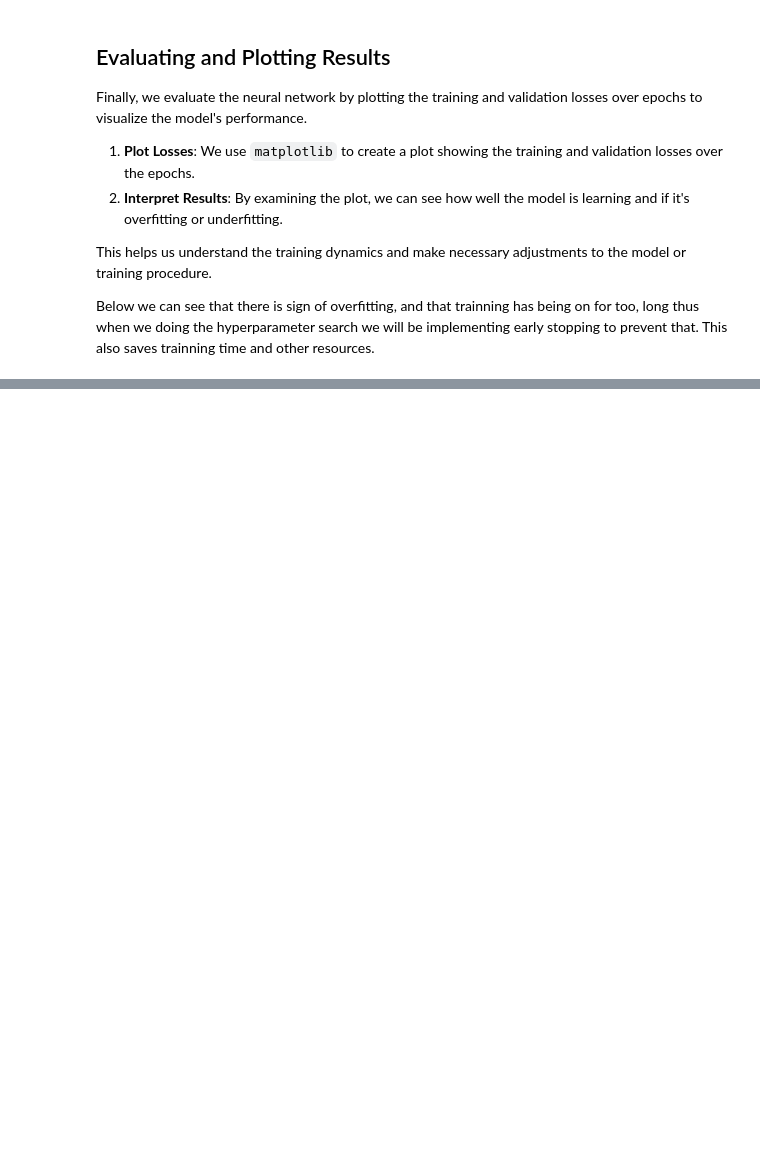
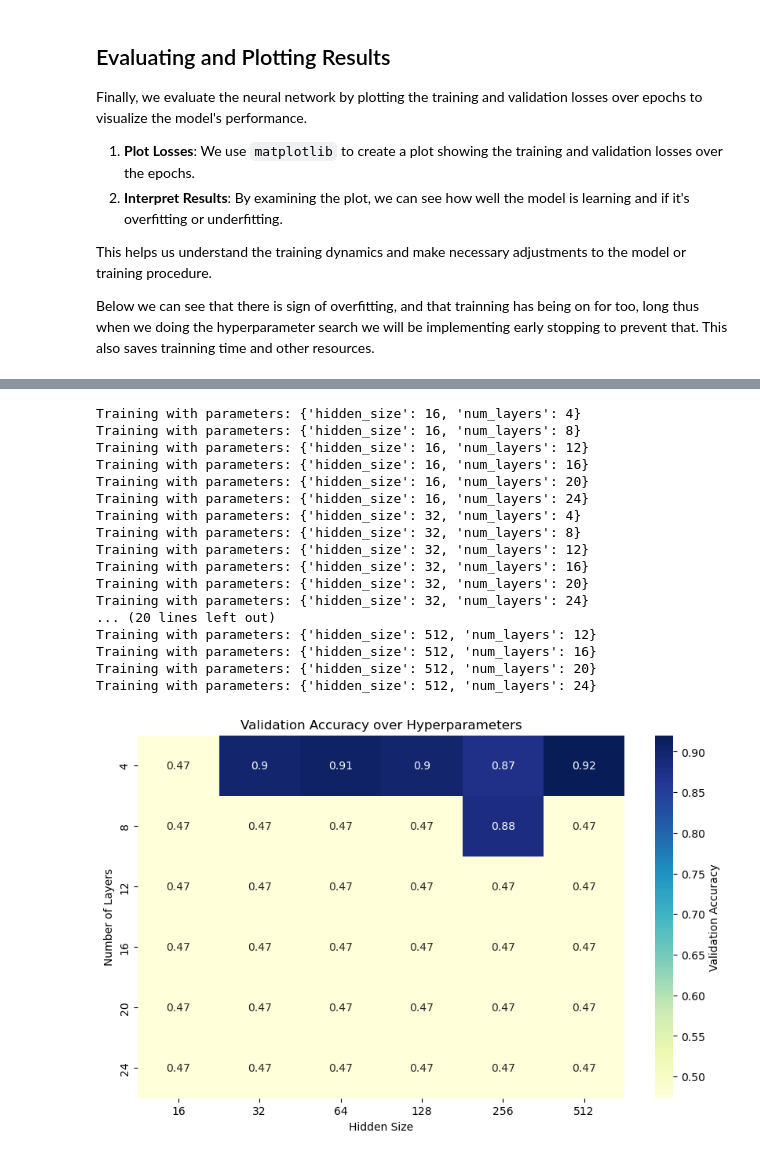
Before and after one commit to sunnypark12/CS4641_Group5, a Jupyter notebook: NeuralNetworkModified.ipynb, the cells around one changed output, grey strips where cells are left out. Cells and saved outputs as stored; diff of their text form; code cells hidden in the pictures; blank space fills up the shorter version.

```diff
--- a/NeuralNetworkModified.ipynb
+++ b/NeuralNetworkModified.ipynb
@@ -392,0 +398,40 @@ Training with parameters: {'hidden_size': 512, 'num_layers': 24}
+# %%
+results = []
+for params in ParameterGrid(param_grid):
+    print(f"Training with parameters: {params}")
+    test_loss, test_accuracy = train(num_layers=params['num_layers'], hidden_dim=params['hidden_size'], function='Sigmoid', patience=5, delta=0.001)
+    results.append({
+        'num_layers': params['num_layers'],
+        'hidden_size': params['hidden_size'],
+        'test_accuracy': test_accuracy
+    })
+
+results_df = pd.DataFrame(results)
+
+heatmap_data = results_df.pivot(index="num_layers", columns="hidden_size", values="test_accuracy")
+
+plt.figure(figsize=(10, 6))
+sns.heatmap(heatmap_data, annot=True, cmap="YlGnBu", cbar_kws={'label': 'Validation Accuracy'})
+plt.xlabel('Hidden Size')
+plt.ylabel('Number of Layers')
+plt.title('Validation Accuracy over Hyperparameters')
+plt.show()
+# %% [output]
+Training with parameters: {'hidden_size': 16, 'num_layers': 4}
+Training with parameters: {'hidden_size': 16, 'num_layers': 8}
+Training with parameters: {'hidden_size': 16, 'num_layers': 12}
+Training with parameters: {'hidden_size': 16, 'num_layers': 16}
+Training with parameters: {'hidden_size': 16, 'num_layers': 20}
+Training with parameters: {'hidden_size': 16, 'num_layers': 24}
+Training with parameters: {'hidden_size': 32, 'num_layers': 4}
+Training with parameters: {'hidden_size': 32, 'num_layers': 8}
+Training with parameters: {'hidden_size': 32, 'num_layers': 12}
+Training with parameters: {'hidden_size': 32, 'num_layers': 16}
+Training with parameters: {'hidden_size': 32, 'num_layers': 20}
+Training with parameters: {'hidden_size': 32, 'num_layers': 24}
+... (20 lines left out)
+Training with parameters: {'hidden_size': 512, 'num_layers': 12}
+Training with parameters: {'hidden_size': 512, 'num_layers': 16}
+Training with parameters: {'hidden_size': 512, 'num_layers': 20}
+Training with parameters: {'hidden_size': 512, 'num_layers': 24}
+[figure, added]
```
Also changed, not shown: parts of 5 cells of this notebook.
